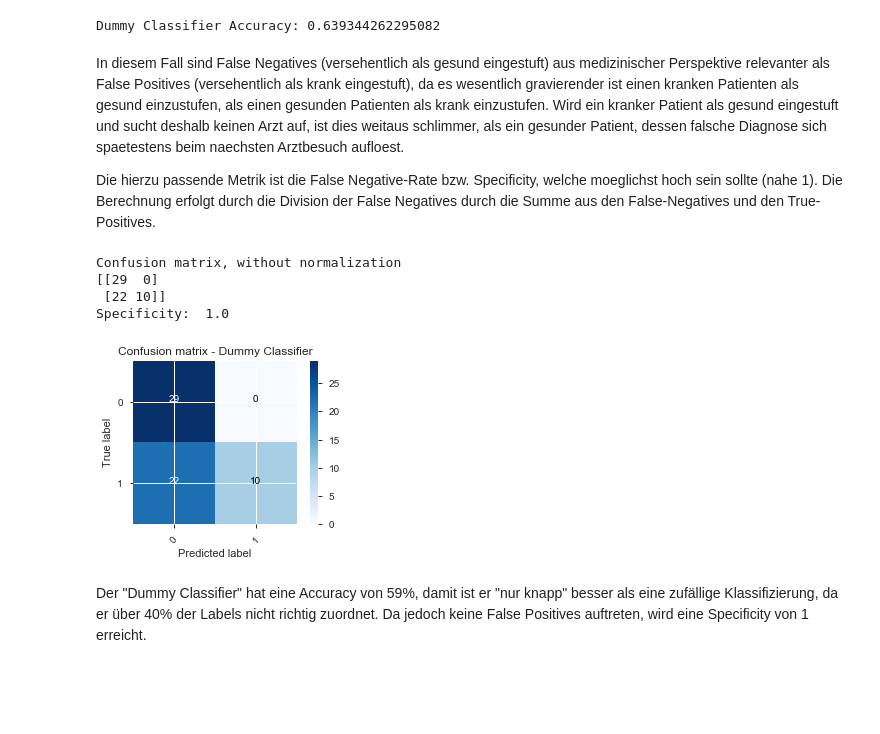
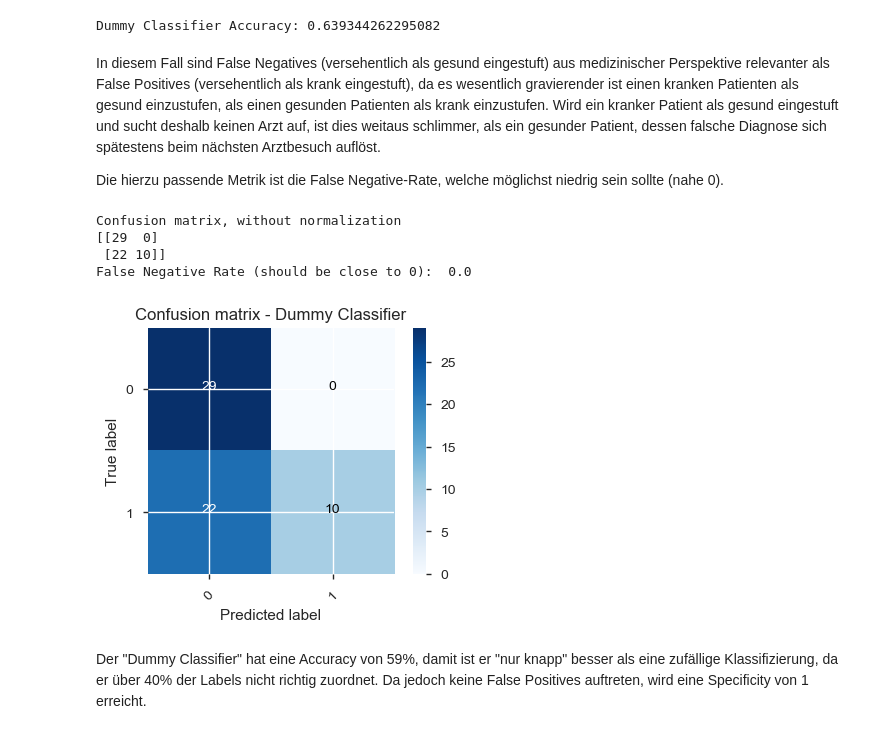
Before and after one commit to memmelma/data_analysis_heart_disease, a Jupyter notebook: heart_jupyter_notebook_master.ipynb, the cells around one changed output. Drawn from its saved outputs; the diff is of its cells as text; code cells hidden in the pictures; blank space fills up the shorter version.

```diff
--- a/heart_jupyter_notebook_master.ipynb
+++ b/heart_jupyter_notebook_master.ipynb
@@ -463,25 +455,25 @@ print('Dummy Classifier Accuracy:', ac_sgdcd)
 # %% [output]
 Dummy Classifier Accuracy: 0.639344262295082
 # %% [markdown]
-In diesem Fall sind False Negatives (versehentlich als gesund eingestuft) aus medizinischer Perspektive relevanter als False Positives (versehentlich als krank eingestuft), da es wesentlich gravierender ist einen kranken Patienten als gesund einzustufen, als einen gesunden Patienten als krank einzustufen. Wird ein kranker Patient als gesund eingestuft und sucht deshalb keinen Arzt auf, ist dies weitaus schlimmer, als ein gesunder Patient, dessen falsche Diagnose sich spaetestens beim naechsten Arztbesuch aufloest.
+In diesem Fall sind False Negatives (versehentlich als gesund eingestuft) aus medizinischer Perspektive relevanter als False Positives (versehentlich als krank eingestuft), da es wesentlich gravierender ist einen kranken Patienten als gesund einzustufen, als einen gesunden Patienten als krank einzustufen. Wird ein kranker Patient als gesund eingestuft und sucht deshalb keinen Arzt auf, ist dies weitaus schlimmer, als ein gesunder Patient, dessen falsche Diagnose sich spätestens beim nächsten Arztbesuch auflöst.
 
-Die hierzu passende Metrik ist die False Negative-Rate bzw. Specificity, welche moeglichst hoch sein sollte (nahe 1). Die Berechnung erfolgt durch die Division der False Negatives durch die Summe aus den False-Negatives und den True-Positives.
+Die hierzu passende Metrik ist die False Negative-Rate, welche möglichst niedrig sein sollte (nahe 0).
 # %%
-cnf_matrix = confusion_matrix(y_test, sgdc.predict(X_test))
+cnf_matrix = confusion_matrix(y_test, sgdcd.predict(X_test))
 
 plt.figure()
 class_names = [0,1]
 plot_confusion_matrix(cnf_matrix, classes=class_names,
                       title='Confusion matrix - Dummy Classifier')
 a = plt.gcf()
 a.set_size_inches(4,3)
 plt.show()
 # %% [output]
 Confusion matrix, without normalization
 [[29  0]
  [22 10]]
-Specificity:  1.0
+False Negative Rate (should be close to 0):  0.0
-[figure, old version]
+[figure, new version]
 # %% [markdown]
 Der \"Dummy Classifier\" hat eine Accuracy von 59%, damit ist er "nur knapp" besser als eine zufällige Klassifizierung, da er über 40% der Labels nicht richtig zuordnet. Da jedoch keine False Positives auftreten, wird eine Specificity von 1 erreicht.
 # %% [markdown]
```
Also changed, not shown: parts of 38 cells of this notebook, 1 other file.
